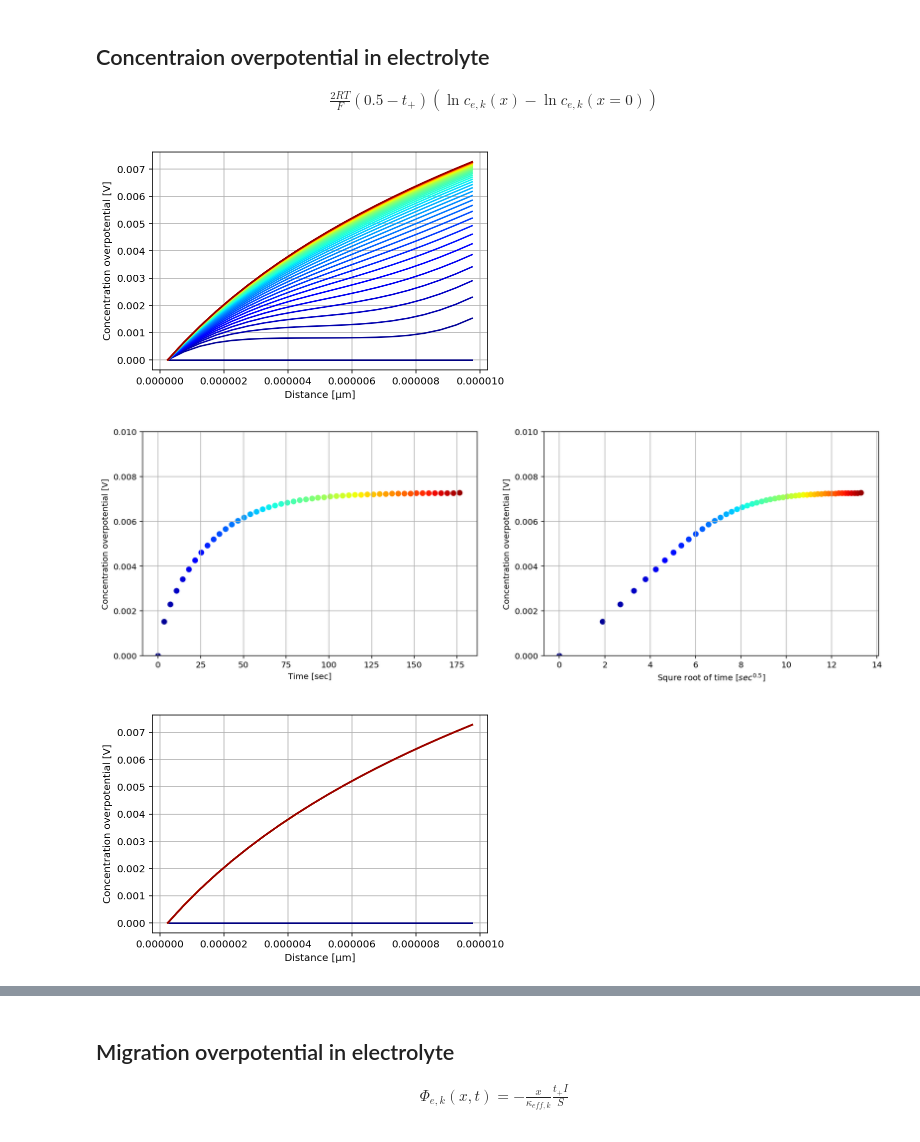
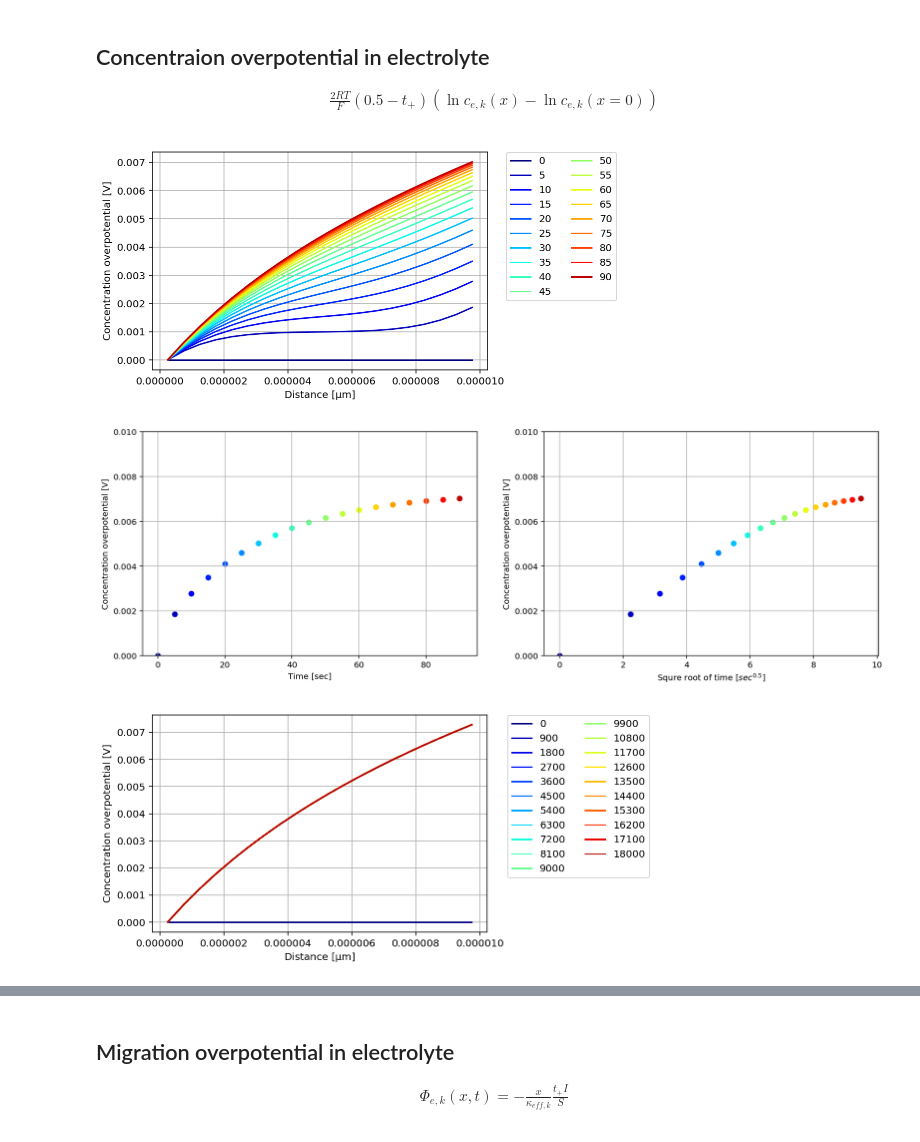
Before and after one commit to TakumaKawahara/BS-StudyGroup, a Jupyter notebook: Model#5/BS_Model#5_ver1.1.ipynb, the cells around one changed output, grey strips where cells are left out. Saved outputs shown, nothing was run; the diff lists cells and outputs as text; code cells hidden in the pictures.

```diff
--- a/Model#5/BS_Model#5_ver1.1.ipynb
+++ b/Model#5/BS_Model#5_ver1.1.ipynb
@@ -855,10 +865,14 @@ plt.show()
 # %% [output]
 [figure]
 # %%
-for ii in range(50):
-    plt.plot(x_rlt[72*ii][:]*1E6, C_rlt[72*ii][:],color=cm.jet(ii/50), label='Average')
+plot_max_time = t_total#[sec]
+plot_delta_time = int(plot_max_time/20)#[sec]
+for ii in range(int(plot_max_time/plot_delta_time)+1):
+    plt.plot(x_rlt[int(plot_delta_time/dt)*ii][:]*1E6, C_rlt[int(plot_delta_time/dt)*ii][:],color=cm.jet(ii/(int(plot_max_time/plot_delta_time)+1)), label=plot_delta_time*ii)
 plt.ylabel('Concentration of Li per dx [mol/m]')
 plt.xlabel('Distance [μm]')
+plt.legend(loc='upper right',
+           bbox_to_anchor=(1.1, 0.92, 0.4, .100),ncol=2)
 plt.grid()
 plt.show()
 # %% [output]
@@ -866,16 +880,16 @@ plt.show()
 # %%
 fig, (ax1, ax2) = plt.subplots(ncols=2, figsize=(16,5))
 
-for ii in range(50):
-    ax1.scatter(time_rlt[72*ii], np.log(C_rlt[4*72*ii][0]),color=cm.jet(ii/50), label='Average')
-    ax2.scatter(time_rlt[72*ii], np.log(C_rlt[72*ii][19]),color=cm.jet(ii/50), label='Average')
+for ii in range(int(plot_max_time/plot_delta_time)+1):
+    ax1.scatter(time_rlt[int(plot_delta_time/dt)*ii], np.log(C_rlt[int(plot_delta_time/dt)*ii][0]),color=cm.jet(ii/(int(plot_max_time/plot_delta_time)+1)), label='Average')
+    ax2.scatter(time_rlt[int(plot_delta_time/dt)*ii], np.log(C_rlt[int(plot_delta_time/dt)*ii][19]),color=cm.jet(ii/(int(plot_max_time/plot_delta_time)+1)), label='Average')
 ax1.grid()
 ax1.set_xlabel('Time [sec]')
 ax1.set_ylabel('Ln of concentration of Li per dx at position 0um')
-ax1.xaxis.set_ticks(np.arange(0, 300, 60))
+ax1.xaxis.set_ticks(np.arange(0, plot_max_time, plot_max_time/10))
 ax2.grid()
 ax2.set_xlabel('Time [sec]')
 ax2.set_ylabel('Ln of concentration of Li per dx at position 100um')
-ax2.xaxis.set_ticks(np.arange(0, 300, 60))
+ax2.xaxis.set_ticks(np.arange(0, plot_max_time, plot_max_time/10))
 plt.show()
 # %% [output]
@@ -893,20 +922,25 @@ plt.show()
 \frac{2RT}{F}(0.5-t_+)(\ln{c_{e,k}}(x) -\ln{c_{e,k}}(x=0))
 \end{eqnarray*}
 # %%
-for ii in range(50):
-    plt.plot(x_rlt[72*ii][:], 2*R*T/F*(0.5-t_plus)*(np.log(C_rlt[72*ii][:])-np.log(C_rlt[72*ii][0])),color=cm.jet(ii/50), label='Average')
+plot_max_time = 90 #[sec]
+plot_delta_time = 5 #[sec]
+
+for ii in range(int(plot_max_time/plot_delta_time)+1):
+    plt.plot(x_rlt[int(plot_delta_time/dt)*ii][:], 2*R*T/F*(0.5-t_plus)*(np.log(C_rlt[int(plot_delta_time/dt)*ii][:])-np.log(C_rlt[int(plot_delta_time/dt)*ii][0])),color=cm.jet(ii/(int(plot_max_time/plot_delta_time)+1)), label=plot_delta_time*ii)
 plt.ylabel('Concentration overpotential [V]')
 plt.xlabel('Distance [μm]')
+plt.legend(loc='upper right',
+           bbox_to_anchor=(1, 0.92, 0.4, .100),ncol=2)
 plt.grid()
 plt.show()
 # %% [output]
-[figure, old version]
+[figure, new version]
 # %%
 fig, (ax1, ax2) = plt.subplots(ncols=2, figsize = (16,5))
 
-for ii in range(50):
-    ax1.scatter(time_rlt[72*ii], 2*R*T/F*(0.5-t_plus)*(np.log(C_rlt[72*ii][19])-np.log(C_rlt[72*ii][0])),color=cm.jet(ii/50), label='Average')
-    ax2.scatter(np.sqrt(time_rlt[72*ii]), 2*R*T/F*(0.5-t_plus)*(np.log(C_rlt[72*ii][19])-np.log(C_rlt[72*ii][0])),color=cm.jet(ii/50), label='Average')
+for ii in range(int(plot_max_time/plot_delta_time)+1):
+    ax1.scatter(time_rlt[int(plot_delta_time/dt)*ii], 2*R*T/F*(0.5-t_plus)*(np.log(C_rlt[int(plot_delta_time/dt)*ii][19])-np.log(C_rlt[int(plot_delta_time/dt)*ii][0])),color=cm.jet(ii/(int(plot_max_time/plot_delta_time)+1)), label='Average')
+    ax2.scatter(np.sqrt(time_rlt[int(plot_delta_time/dt)*ii]), 2*R*T/F*(0.5-t_plus)*(np.log(C_rlt[int(plot_delta_time/dt)*ii][19])-np.log(C_rlt[int(plot_delta_time/dt)*ii][0])),color=cm.jet(ii/(int(plot_max_time/plot_delta_time)+1)), label='Average')
 
 ax1.set_ylabel('Concentration overpotential [V]')
 ax2.set_ylabel('Concentration overpotential [V]')
@@ -918,13 +952,18 @@ ax1.grid()
 ax2.grid()
 plt.show()
 # %% [output]
-[figure, old version]
+[figure, new version]
 # %%
-for ii in range(50):
-    plt.plot(x_rlt[7200*ii][:], 2*R*T/F*(0.5-t_plus)*(np.log(C_rlt[7200*ii][:])-np.log(C_rlt[7200*ii][0])),color=cm.jet(ii/50), label='Average')
+plot_max_time = 18000 #[sec]
+plot_delta_time = 900 #[sec]
+
+for ii in range(int(plot_max_time/plot_delta_time)+1):
+    plt.plot(x_rlt[int(plot_delta_time/dt)*ii][:], 2*R*T/F*(0.5-t_plus)*(np.log(C_rlt[int(plot_delta_time/dt)*ii][:])-np.log(C_rlt[int(plot_delta_time/dt)*ii][0])),color=cm.jet(ii/(int(plot_max_time/plot_delta_time)+1)), label=plot_delta_time*ii)
 plt.ylabel('Concentration overpotential [V]')
 plt.xlabel('Distance [μm]')
+plt.legend(loc='upper right',
+           bbox_to_anchor=(1.1, 0.92, 0.4, .100),ncol=2)
 plt.grid()
 plt.show()
 # %% [output]
-[figure, old version]
+[figure, new version]
```
Also changed, not shown: parts of 24 cells of this notebook.
